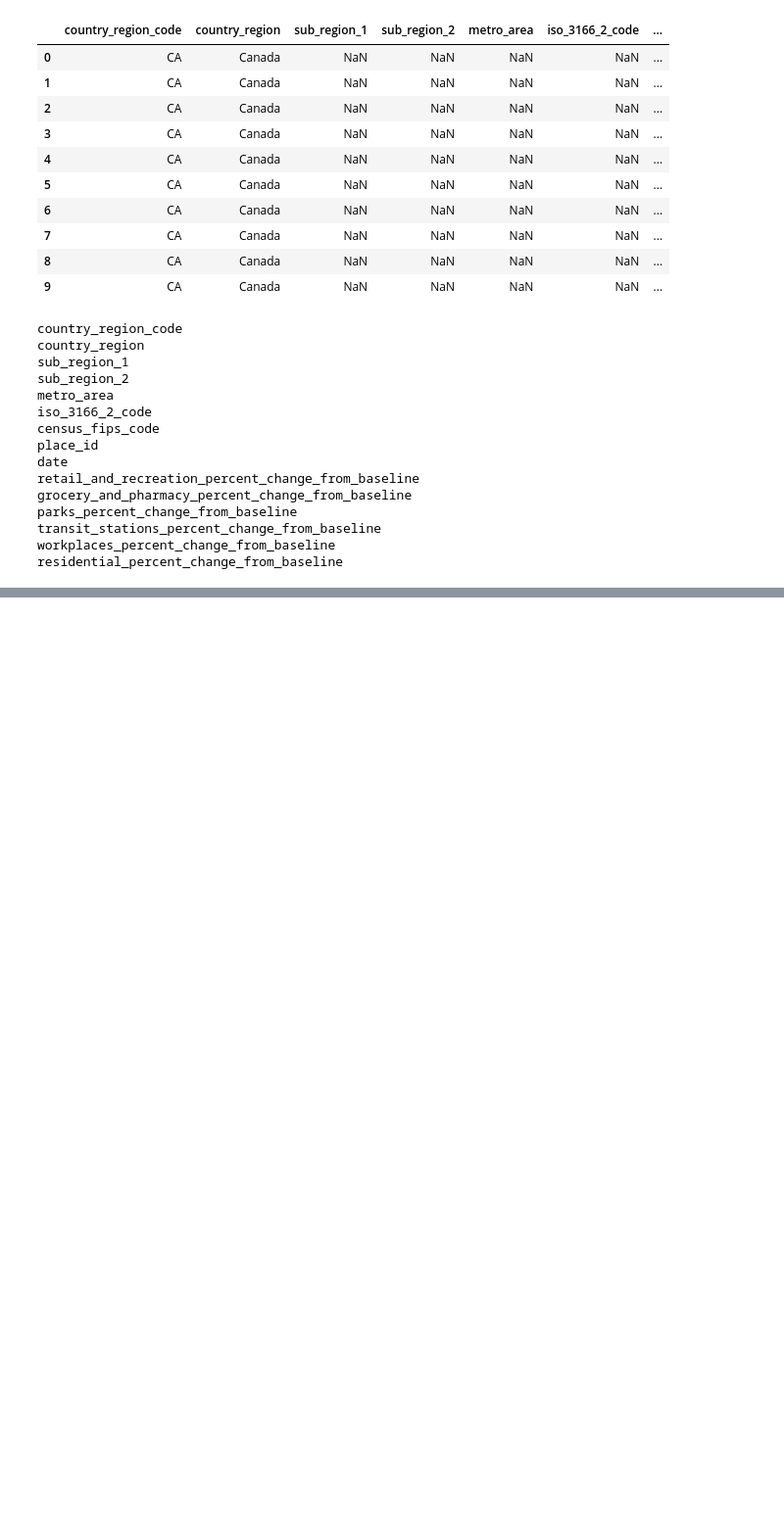
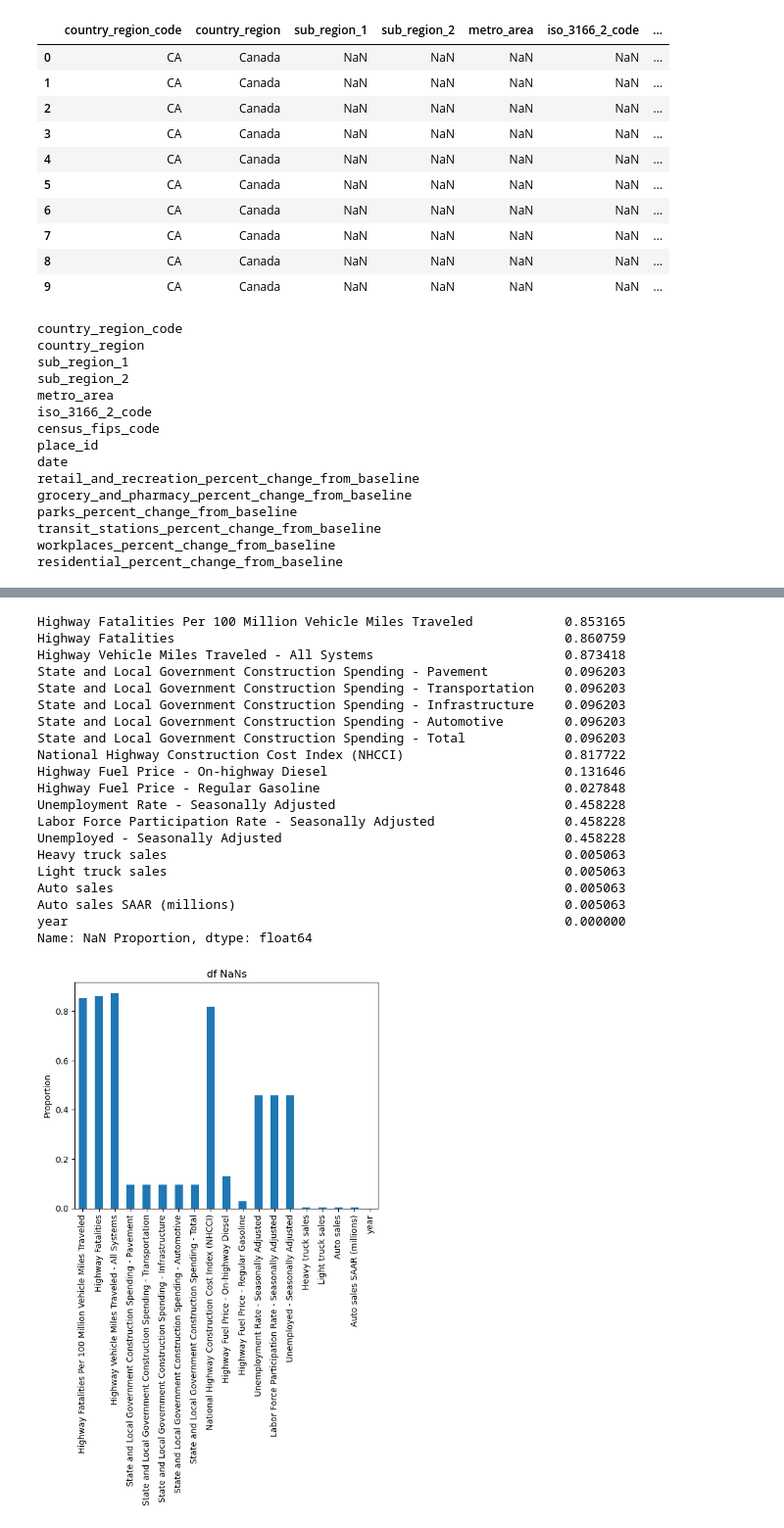
Before and after one commit to dnhuang/data102-fa22, a Jupyter notebook: eda.ipynb, the cells around one changed output, grey strips where cells are left out. Shown at 98% size. Cells and saved outputs as stored; diff of their text form; code cells hidden in the pictures; blank space fills up the shorter version.

Commit message:
Preprocess and EDA on year and notable columns

```diff
--- a/eda.ipynb
+++ b/eda.ipynb
@@ -101,0 +147,47 @@ residential_percent_change_from_baseline
+# %%
+# Extract and create a new column year from the date column
+df = pd.read_csv('mts.csv').drop('Index', axis=1)
+year = df['Date'].str.extract(r'/(\d+)\s12', expand=False).astype(int)
+df['year'] = year
+
+# Filter for years desired
+### CHANGE FOR MORE YEARS? len(df) in range [2000, 2022] contains only 275 entries ###
+df = df[(df['year']<=2022) & (df['year']>=1990)]
+
+# Filter for columns wated
+### CHANGE FOR MORE COLUMNS? ###
+df_column_filter = df.columns[[2, 3, 12, 34, 45, 61, 76, 82, 83, 84, 85, 95, 96, 97, 117, 119, 120, 129, 135]]
+df = df[df_column_filter]
+
+# Compute proportion of NaNs in each column
+df_nan_proportion = abs(df.describe().iloc[0:1].sub(len(df))).div(len(df))
+df_nan_proportion = df_nan_proportion.rename({'count':'NaN Proportion'})
+
+# Visualize
+print(df_nan_proportion.squeeze()) # squeeze condenses a DataFrame to a Series
+plt.title('df NaNs')
+df_nan_proportion.squeeze().plot.bar()
+plt.ylabel('Proportion')
+plt.show()
+# %% [output]
+Highway Fatalities Per 100 Million Vehicle Miles Traveled            0.853165
+Highway Fatalities                                                   0.860759
+Highway Vehicle Miles Traveled - All Systems                         0.873418
+State and Local Government Construction Spending - Pavement          0.096203
+State and Local Government Construction Spending - Transportation    0.096203
+State and Local Government Construction Spending - Infrastructure    0.096203
+State and Local Government Construction Spending - Automotive        0.096203
+State and Local Government Construction Spending - Total             0.096203
+National Highway Construction Cost Index (NHCCI)                     0.817722
+Highway Fuel Price - On-highway Diesel                               0.131646
+Highway Fuel Price - Regular Gasoline                                0.027848
+Unemployment Rate - Seasonally Adjusted                              0.458228
+Labor Force Participation Rate - Seasonally Adjusted                 0.458228
+Unemployed - Seasonally Adjusted                                     0.458228
+Heavy truck sales                                                    0.005063
+Light truck sales                                                    0.005063
+Auto sales                                                           0.005063
+Auto sales SAAR (millions)                                           0.005063
+year                                                                 0.000000
+Name: NaN Proportion, dtype: float64
+[figure, added]
```
Also changed, not shown: parts of 9 cells of this notebook.
